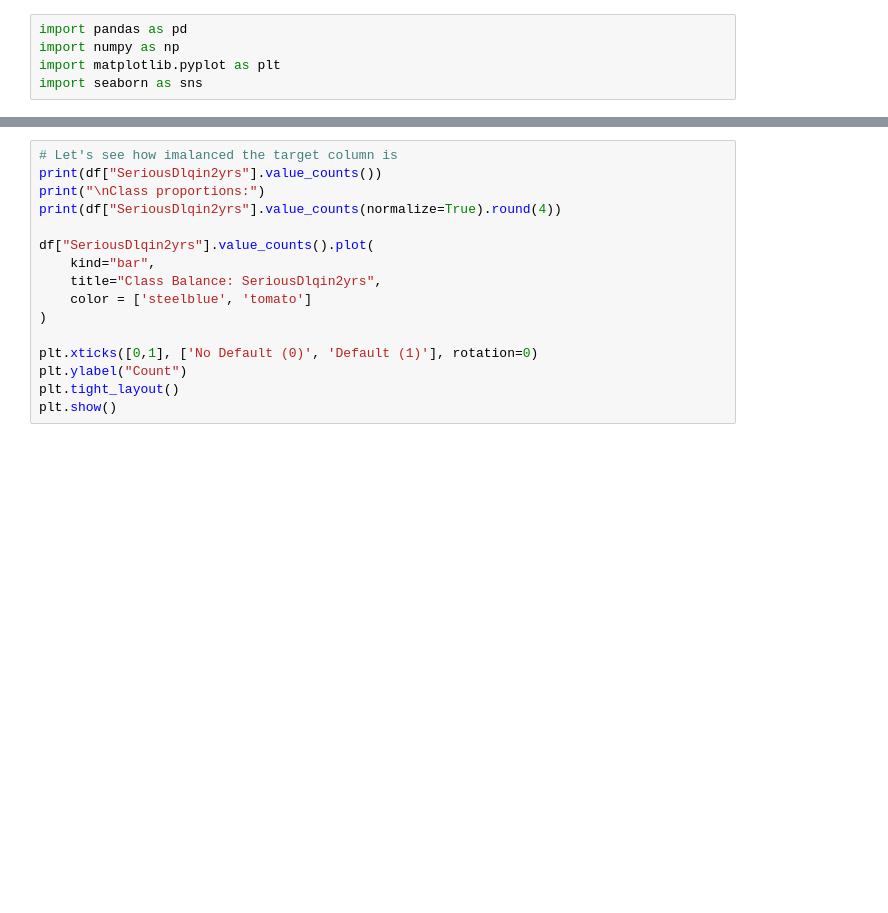
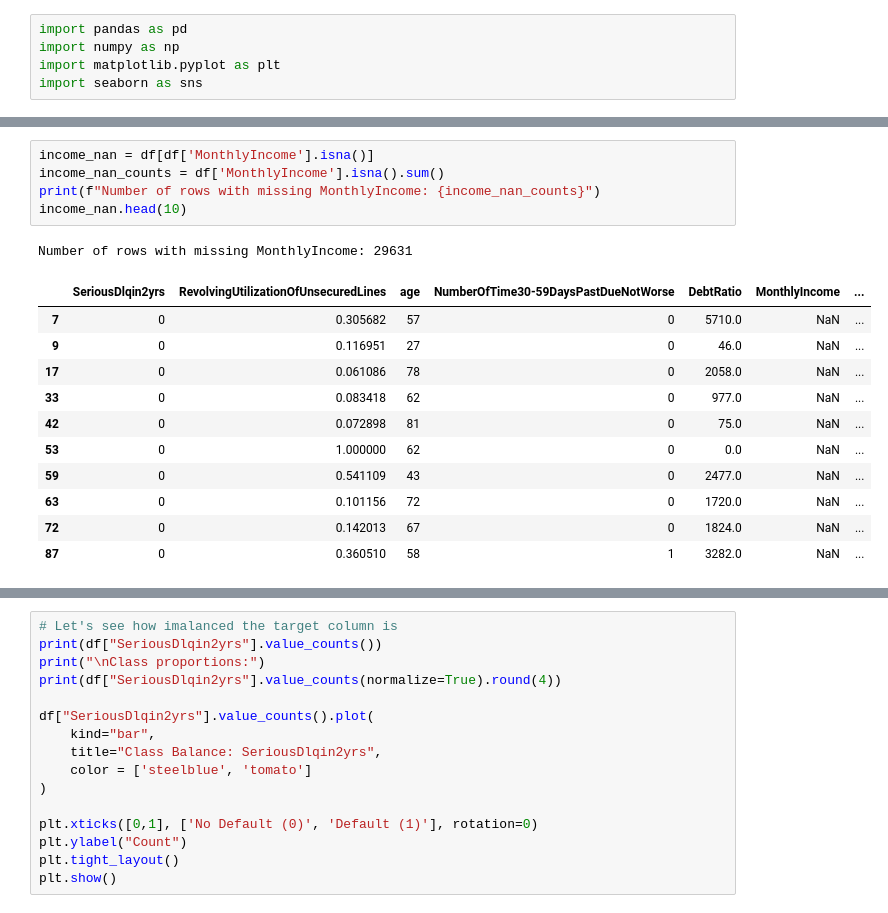
Before and after one commit to CesarAguirre9/Credit_Default_Classifier, a Jupyter notebook: credit_default_classifier.ipynb, the cells around one changed output, grey strips where cells are left out. Cells and saved outputs as stored; diff of their text form; blank space fills up the shorter version.

```diff
--- a/credit_default_classifier.ipynb
+++ b/credit_default_classifier.ipynb
@@ -62 +112,19 @@ df.describe().T
+# %%
+income_nan = df[df['MonthlyIncome'].isna()]
+income_nan_counts = df['MonthlyIncome'].isna().sum()
+print(f"Number of rows with missing MonthlyIncome: {income_nan_counts}")
+income_nan.head(10)
+# %% [output]
+Number of rows with missing MonthlyIncome: 29631
+|  | SeriousDlqin2yrs | RevolvingUtilizationOfUnsecuredLines | age | NumberOfTime30-59DaysPastDueNotWorse | DebtRatio | MonthlyIncome | ... |
+| 7 | 0 | 0.305682 | 57 | 0 | 5710.0 | NaN | ... |
+| 9 | 0 | 0.116951 | 27 | 0 | 46.0 | NaN | ... |
+| 17 | 0 | 0.061086 | 78 | 0 | 2058.0 | NaN | ... |
+| 33 | 0 | 0.083418 | 62 | 0 | 977.0 | NaN | ... |
+| 42 | 0 | 0.072898 | 81 | 0 | 75.0 | NaN | ... |
+| 53 | 0 | 1.000000 | 62 | 0 | 0.0 | NaN | ... |
+| 59 | 0 | 0.541109 | 43 | 0 | 2477.0 | NaN | ... |
+| 63 | 0 | 0.101156 | 72 | 0 | 1720.0 | NaN | ... |
+| 72 | 0 | 0.142013 | 67 | 0 | 1824.0 | NaN | ... |
+| 87 | 0 | 0.360510 | 58 | 1 | 3282.0 | NaN | ... |
 # %%
```
Also changed, not shown: parts of 6 cells of this notebook, 1 other file.
